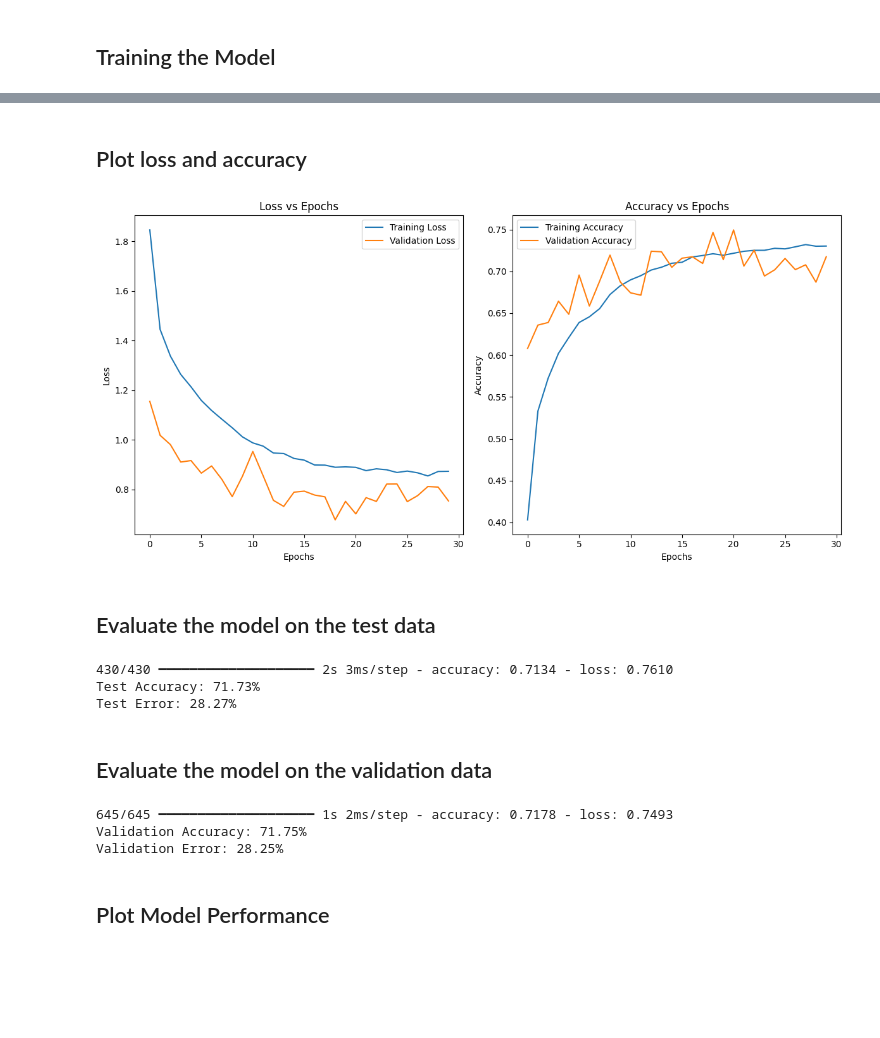
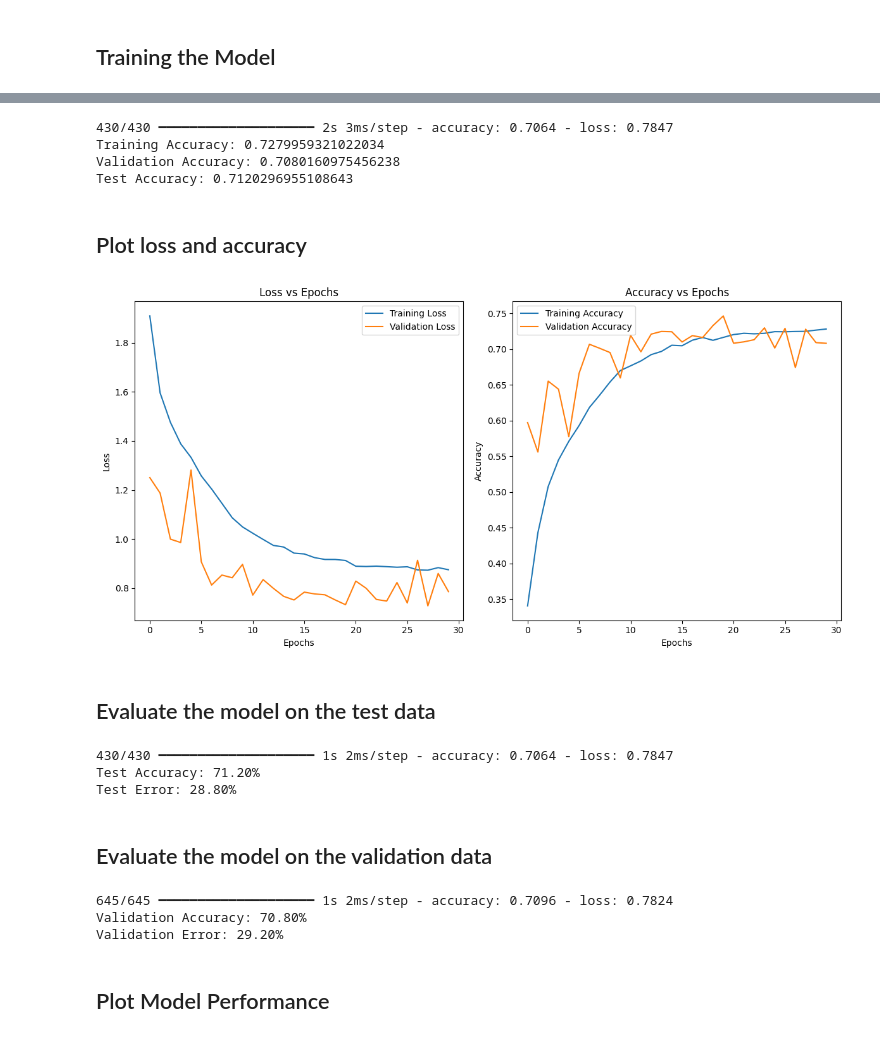
Before and after one commit to namithajosf/openui, a Jupyter notebook: openui.ipynb, the cells around one changed output, grey strips where cells are left out. Saved outputs shown, nothing was run; the diff lists cells and outputs as text; code cells hidden in the pictures; blank space fills up the shorter version.

```diff
--- a/openui.ipynb
+++ b/openui.ipynb
@@ -97,6 +100,30 @@ def load_data(folder_path):
 
 
     return images, class_labels, encoded_labels, encoder
+# %%
+def load_data(folder_path):
+    # Load images
+    images = load_and_preprocess_images(folder_path)
+    # Extract labels
+    class_labels = extract_labels_from_filenames(folder_path)
+    # Encode labels
+    encoder = LabelEncoder()
+    encoded_labels = encoder.fit_transform(class_labels)
+    num_classes = len(encoder.classes_)
+
+    print(f"Loaded {len(images)} images with shape: {images.shape}")
+    print(f"Encoded labels: {encoded_labels}")
+    print(f"Unique classes: {encoder.classes_}")
+    print(f"Number of unique classes: {num_classes}")
+    print(f"Length of encoded_labels: {len(encoded_labels)}")
+
+    # Save the encoder when processing training data
+    if 'Training' in folder_path:  # Only save when processing training data
+        with open('label_encoder.pkl', 'wb') as f:
+            pickle.dump(encoder, f)
+        print("Label encoder saved successfully!")
+
+    return images, class_labels, encoded_labels, encoder
 # %% [markdown]
 ## Load training data
 # %%
@@ -275,32 +303,46 @@ Epoch 30/30
 import pickle
 with open('cnn_model.pkl', 'wb') as f:
     pickle.dump(model, f)
+# %%
+train_accuracy = history.history['accuracy']
+val_accuracy = history.history['val_accuracy']
+test_loss, test_accuracy = model.evaluate(test_images, test_labels_encoded, verbose=1)
+
+# Print the final training and validation accuracy
+print(f"Training Accuracy: {train_accuracy[-1]}")
+print(f"Validation Accuracy: {val_accuracy[-1]}")
+print(f"Test Accuracy: {test_accuracy}")
+# %% [output]
+430/430 ━━━━━━━━━━━━━━━━━━━━ 2s 3ms/step - accuracy: 0.7064 - loss: 0.7847
+Training Accuracy: 0.7279959321022034
+Validation Accuracy: 0.7080160975456238
+Test Accuracy: 0.7120296955108643
 # %% [markdown]
 ## Plot loss and accuracy
 # %%
 # Plot loss
 plt.figure(figsize=(12, 6))
 plt.subplot(1, 2, 1)
 plt.plot(history.history['loss'], label='Training Loss')
 plt.plot(history.history['val_loss'], label='Validation Loss')
 plt.title('Loss vs Epochs')
 plt.xlabel('Epochs')
 plt.ylabel('Loss')
 plt.legend()
 
 # Plot accuracy
 plt.subplot(1, 2, 2)
-plt.plot(history.history['accuracy'], label='Training Accuracy')
-plt.plot(history.history['val_accuracy'], label='Validation Accuracy')
+plt.plot(train_accuracy, label='Training Accuracy')
+plt.plot(val_accuracy, label='Validation Accuracy')
 plt.title('Accuracy vs Epochs')
 plt.xlabel('Epochs')
 plt.ylabel('Accuracy')
 plt.legend()
 
 plt.tight_layout()
 plt.show()
 # %% [output]
-[figure, old version]
+[figure, new version]
 # %% [markdown]
 ## Evaluate the model on the test data
 # %%
@@ -310,9 +352,9 @@ test_error = 1 - test_accuracy
 print(f"Test Accuracy: {test_accuracy * 100:.2f}%")
 print(f"Test Error: {test_error * 100:.2f}%")
 # %% [output]
-430/430 ━━━━━━━━━━━━━━━━━━━━ 2s 3ms/step - accuracy: 0.7134 - loss: 0.7610
-Test Accuracy: 71.73%
-Test Error: 28.27%
+430/430 ━━━━━━━━━━━━━━━━━━━━ 1s 2ms/step - accuracy: 0.7064 - loss: 0.7847
+Test Accuracy: 71.20%
+Test Error: 28.80%
 # %% [markdown]
 ## Evaluate the model on the validation data
 # %%
@@ -322,9 +364,9 @@ validation_error = 1 - validation_accuracy
 print(f"Validation Accuracy: {validation_accuracy * 100:.2f}%")
 print(f"Validation Error: {validation_error * 100:.2f}%")
 # %% [output]
-645/645 ━━━━━━━━━━━━━━━━━━━━ 1s 2ms/step - accuracy: 0.7178 - loss: 0.7493
-Validation Accuracy: 71.75%
-Validation Error: 28.25%
+645/645 ━━━━━━━━━━━━━━━━━━━━ 1s 2ms/step - accuracy: 0.7096 - loss: 0.7824
+Validation Accuracy: 70.80%
+Validation Error: 29.20%
 # %% [markdown]
 ## Plot Model Performance
 # %%
```
Also changed, not shown: parts of 10 cells of this notebook.
